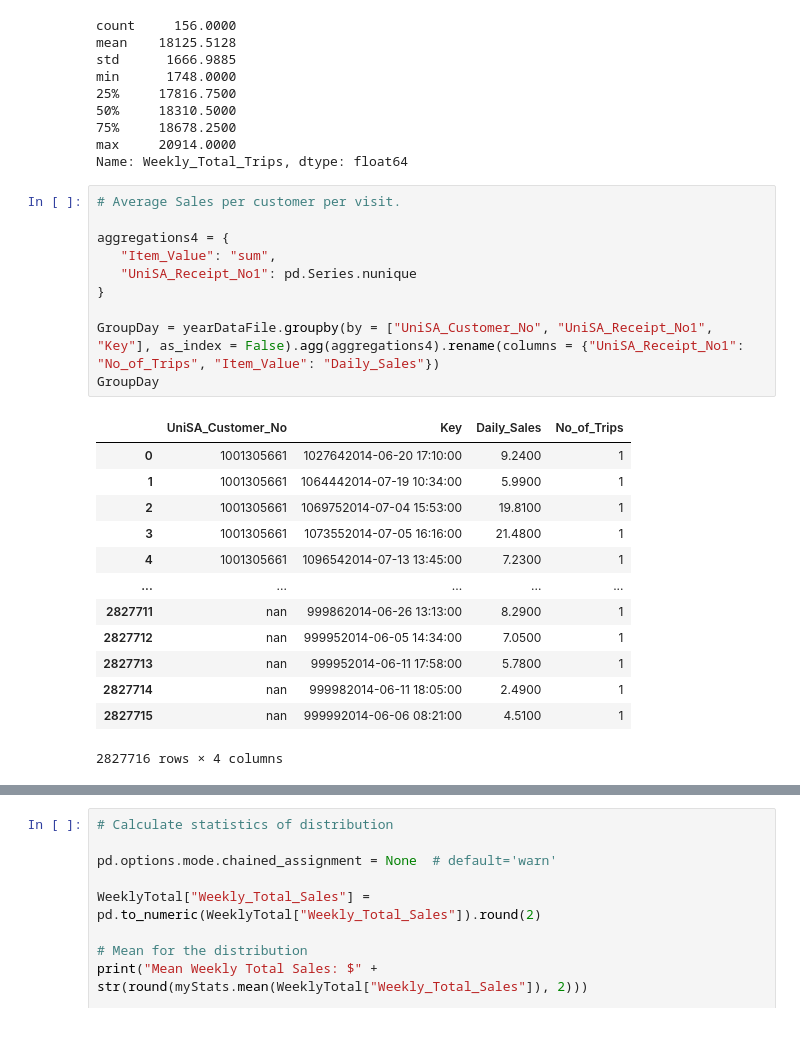
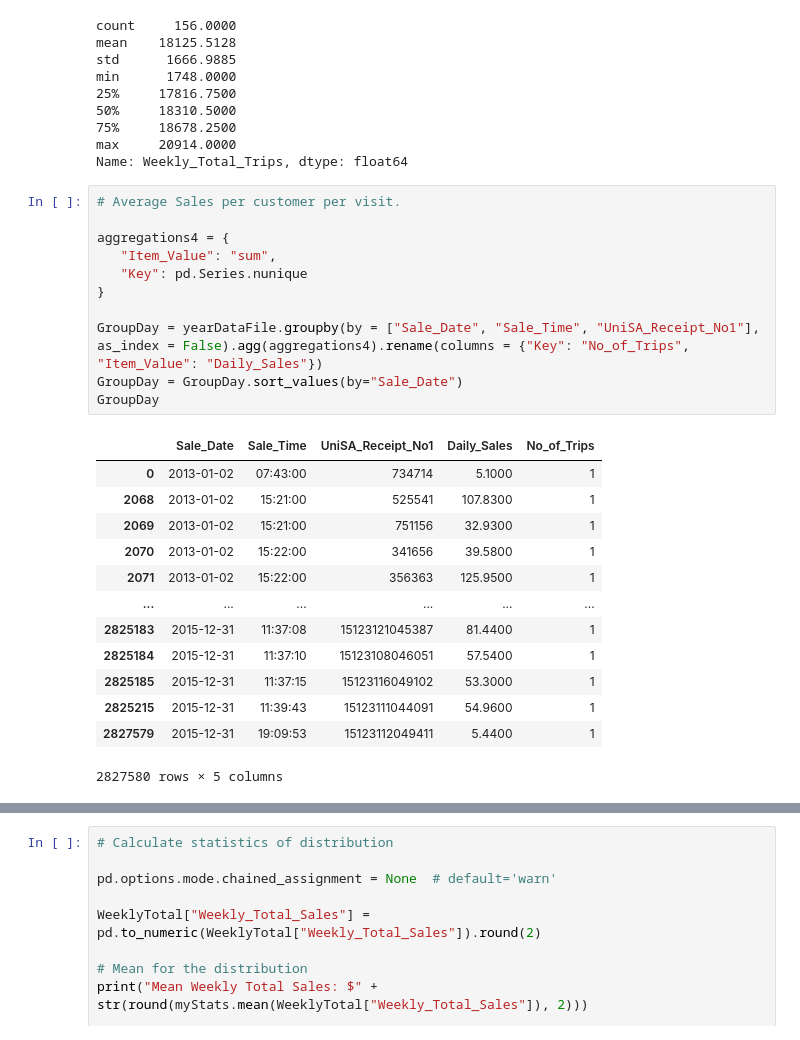
Before and after one commit to shubhamsakhuja/Customer-Segementation-and-Forecasting, a Jupyter notebook: Risk Analysis.ipynb, the cells around one changed output, grey strips where cells are left out. Saved outputs shown, nothing was run; the diff lists cells and outputs as text.

```diff
--- a/Risk Analysis.ipynb
+++ b/Risk Analysis.ipynb
@@ -432,24 +433,25 @@ Name: Weekly_Total_Trips, dtype: float64
 # %%
 # Average Sales per customer per visit.
 
 aggregations4 = {
    "Item_Value": "sum",
-   "UniSA_Receipt_No1": pd.Series.nunique
+   "Key": pd.Series.nunique
 }
 
-GroupDay = yearDataFile.groupby(by = ["UniSA_Customer_No", "UniSA_Receipt_No1", "Key"], as_index = False).agg(aggregations4).rename(columns = {"UniSA_Receipt_No1": "No_of_Trips", "Item_Value": "Daily_Sales"})
+GroupDay = yearDataFile.groupby(by = ["Sale_Date", "Sale_Time", "UniSA_Receipt_No1"], as_index = False).agg(aggregations4).rename(columns = {"Key": "No_of_Trips", "Item_Value": "Daily_Sales"})
+GroupDay = GroupDay.sort_values(by="Sale_Date")
 GroupDay
 # %% [output]
-|  | UniSA_Customer_No | Key | Daily_Sales | No_of_Trips |
-| 0 | 1001305661 | 1027642014-06-20 17:10:00 | 9.2400 | 1 |
-| 1 | 1001305661 | 1064442014-07-19 10:34:00 | 5.9900 | 1 |
-| 2 | 1001305661 | 1069752014-07-04 15:53:00 | 19.8100 | 1 |
-| 3 | 1001305661 | 1073552014-07-05 16:16:00 | 21.4800 | 1 |
-| 4 | 1001305661 | 1096542014-07-13 13:45:00 | 7.2300 | 1 |
-| ... | ... | ... | ... | ... |
-| 2827711 | nan | 999862014-06-26 13:13:00 | 8.2900 | 1 |
-| 2827712 | nan | 999952014-06-05 14:34:00 | 7.0500 | 1 |
-| 2827713 | nan | 999952014-06-11 17:58:00 | 5.7800 | 1 |
-| 2827714 | nan | 999982014-06-11 18:05:00 | 2.4900 | 1 |
-| 2827715 | nan | 999992014-06-06 08:21:00 | 4.5100 | 1 |
+|  | Sale_Date | Sale_Time | UniSA_Receipt_No1 | Daily_Sales | No_of_Trips |
+| 0 | 2013-01-02 | 07:43:00 | 734714 | 5.1000 | 1 |
+| 2068 | 2013-01-02 | 15:21:00 | 525541 | 107.8300 | 1 |
+| 2069 | 2013-01-02 | 15:21:00 | 751156 | 32.9300 | 1 |
+| 2070 | 2013-01-02 | 15:22:00 | 341656 | 39.5800 | 1 |
+| 2071 | 2013-01-02 | 15:22:00 | 356363 | 125.9500 | 1 |
+| ... | ... | ... | ... | ... | ... |
+| 2825183 | 2015-12-31 | 11:37:08 | 15123121045387 | 81.4400 | 1 |
+| 2825184 | 2015-12-31 | 11:37:10 | 15123108046051 | 57.5400 | 1 |
+| 2825185 | 2015-12-31 | 11:37:15 | 15123116049102 | 53.3000 | 1 |
+| 2825215 | 2015-12-31 | 11:39:43 | 15123111044091 | 54.9600 | 1 |
+| 2827579 | 2015-12-31 | 19:09:53 | 15123112049411 | 5.4400 | 1 |
-2827716 rows × 4 columns
+2827580 rows × 5 columns
```
Also changed, not shown: parts of 7 cells of this notebook.
